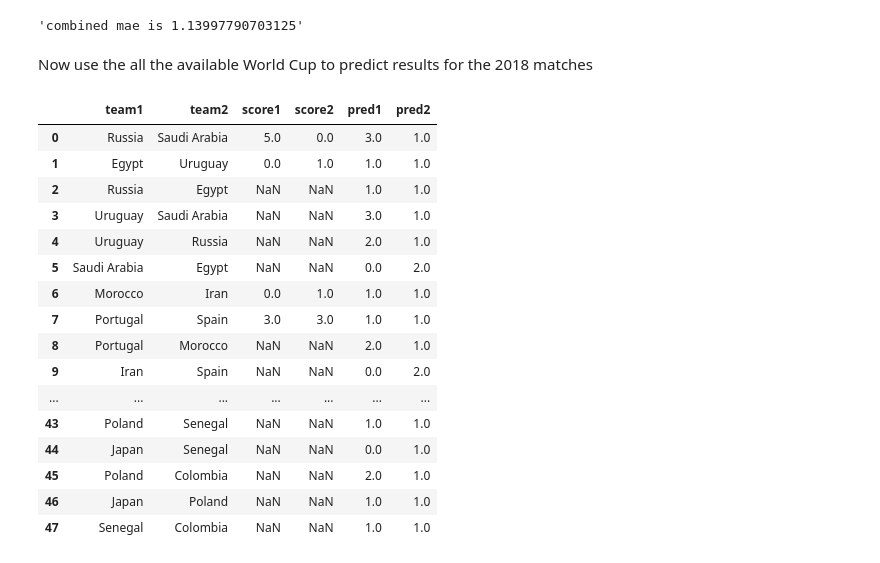
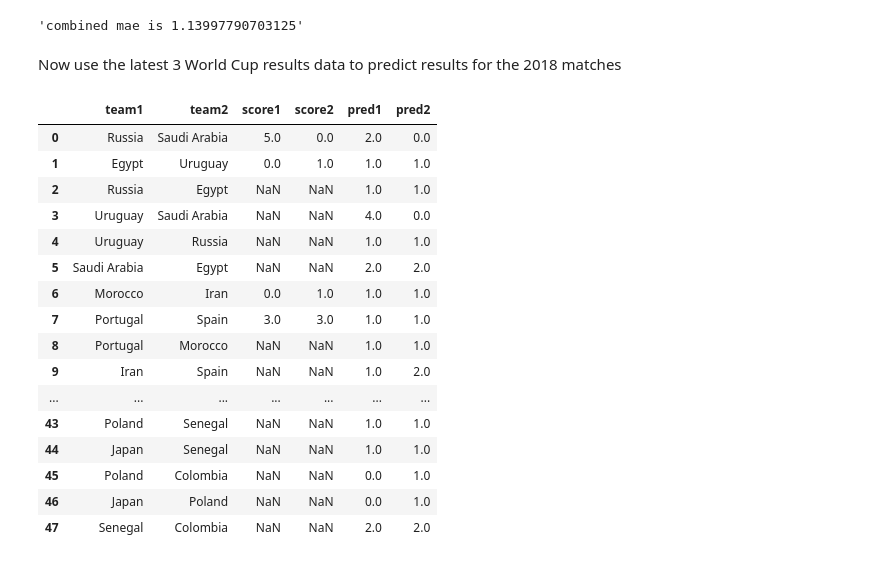
Before and after one commit to zw10/world-cup-forecasting, a Jupyter notebook: baseline/baseline.ipynb, the cells around one changed output. Drawn from its saved outputs; the diff is of its cells as text; code cells hidden in the pictures.

Commit message:
using 3 world cups

```diff
--- a/baseline/baseline.ipynb
+++ b/baseline/baseline.ipynb
@@ -186,33 +186,34 @@ evaluate_predictions(gms_14)
 'score2_mae is 1.2507499242187499'
 'combined mae is 1.13997790703125'
 # %% [markdown]
-Now use the all the available World Cup to predict results for the 2018 matches
+Now use the latest 3 World Cup results data to predict results for the 2018 matches
 # %%
-gls_all = pd.concat([gms_all.rename(columns={'score1':'score'}),
-                    gms_all.rename(columns={'score2':'score','team1':'team2','team2':'team1'})])
+gms_new = gms_all.loc[(gms_all['key']=='world.2006')|(gms_all['key']=='world.2010')|(gms_all['key']=='world.2014')]
+gls_new = pd.concat([gms_new.rename(columns={'score1':'score'}),
+                    gms_new.rename(columns={'score2':'score','team1':'team2','team2':'team1'})])
 pred_df = pd.read_csv('group_matches_2018_raw.csv')
-regr_all = smf.glm(formula="score ~ team1 + team2", data=gls_all,
+regr_all = smf.glm(formula="score ~ team1 + team2", data=gls_new,
                         family=sm.families.Poisson()).fit()
-pred_df['pred1'] = pred_df.apply(lambda r: pred_team_gls(regr_all, r['team1'],r['team2'], gls_all), axis=1)
-pred_df['pred2'] = pred_df.apply(lambda r: pred_team_gls(regr_all, r['team2'],r['team1'], gls_all), axis=1)
+pred_df['pred1'] = pred_df.apply(lambda r: pred_team_gls(regr_all, r['team1'],r['team2'], gls_new), axis=1)
+pred_df['pred2'] = pred_df.apply(lambda r: pred_team_gls(regr_all, r['team2'],r['team1'], gls_new), axis=1)
 pred_df['pred1'] = np.round(pred_df['pred1'],0)
 pred_df['pred2'] = np.round(pred_df['pred2'],0)
 pred_df
 # %% [output]
 |  | team1 | team2 | score1 | score2 | pred1 | pred2 |
-| 0 | Russia | Saudi Arabia | 5.0 | 0.0 | 3.0 | 1.0 |
+| 0 | Russia | Saudi Arabia | 5.0 | 0.0 | 2.0 | 0.0 |
 | 1 | Egypt | Uruguay | 0.0 | 1.0 | 1.0 | 1.0 |
 | 2 | Russia | Egypt | NaN | NaN | 1.0 | 1.0 |
-| 3 | Uruguay | Saudi Arabia | NaN | NaN | 3.0 | 1.0 |
-| 4 | Uruguay | Russia | NaN | NaN | 2.0 | 1.0 |
-| 5 | Saudi Arabia | Egypt | NaN | NaN | 0.0 | 2.0 |
+| 3 | Uruguay | Saudi Arabia | NaN | NaN | 4.0 | 0.0 |
+| 4 | Uruguay | Russia | NaN | NaN | 1.0 | 1.0 |
+| 5 | Saudi Arabia | Egypt | NaN | NaN | 2.0 | 2.0 |
 | 6 | Morocco | Iran | 0.0 | 1.0 | 1.0 | 1.0 |
 | 7 | Portugal | Spain | 3.0 | 3.0 | 1.0 | 1.0 |
-| 8 | Portugal | Morocco | NaN | NaN | 2.0 | 1.0 |
-| 9 | Iran | Spain | NaN | NaN | 0.0 | 2.0 |
+| 8 | Portugal | Morocco | NaN | NaN | 1.0 | 1.0 |
+| 9 | Iran | Spain | NaN | NaN | 1.0 | 2.0 |
 | ... | ... | ... | ... | ... | ... | ... |
 | 43 | Poland | Senegal | NaN | NaN | 1.0 | 1.0 |
-| 44 | Japan | Senegal | NaN | NaN | 0.0 | 1.0 |
-| 45 | Poland | Colombia | NaN | NaN | 2.0 | 1.0 |
-| 46 | Japan | Poland | NaN | NaN | 1.0 | 1.0 |
-| 47 | Senegal | Colombia | NaN | NaN | 1.0 | 1.0 |
+| 44 | Japan | Senegal | NaN | NaN | 1.0 | 1.0 |
+| 45 | Poland | Colombia | NaN | NaN | 0.0 | 1.0 |
+| 46 | Japan | Poland | NaN | NaN | 0.0 | 1.0 |
+| 47 | Senegal | Colombia | NaN | NaN | 2.0 | 2.0 |
```
